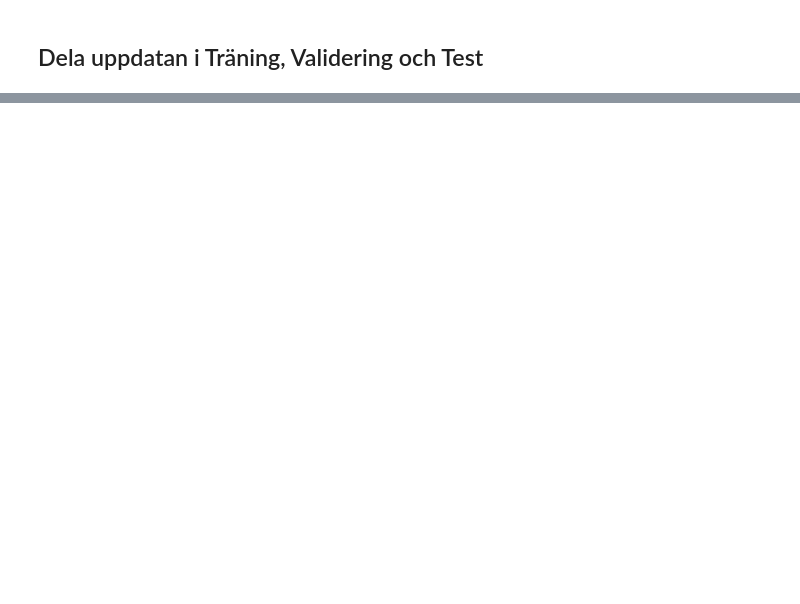
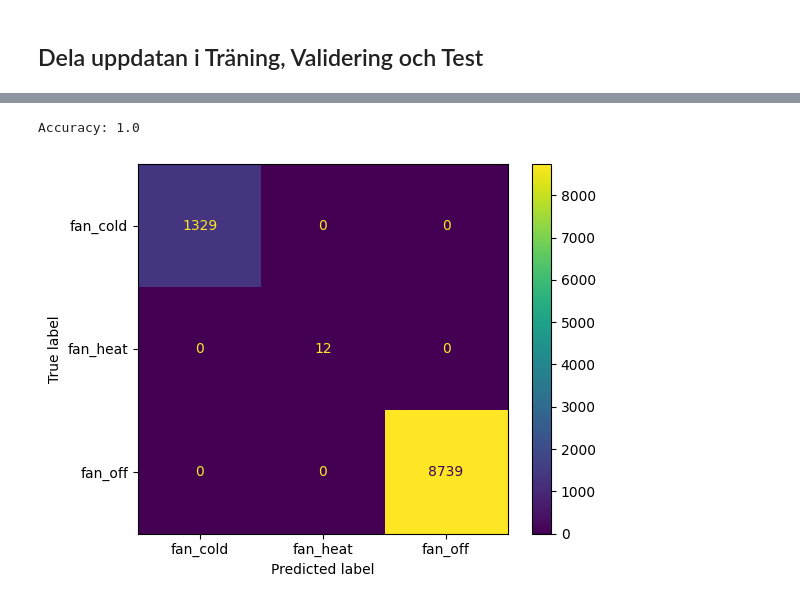
Before and after one commit to Puttaren/IoT-kunskapskontroll-2, a Jupyter notebook: ML-modell .ipynb, the cells around one changed output, grey strips where cells are left out. Saved outputs shown, nothing was run; the diff lists cells and outputs as text; code cells hidden in the pictures; blank space fills up the shorter version.

```diff
--- a/ML-modell .ipynb
+++ b/ML-modell .ipynb
@@ -38,0 +83,25 @@ print("Accuracy:", accuracy)
+# %%
+Df2 = pd.read_csv("test.csv")
+# %%
+X_test2 = Df2[["temperature", "humidity","booked"]]   # inputs
+y_test2 = Df2["temp_status"]
+# %%
+y_pred2 = model.predict(X_test2)
+# %%
+accuracy = accuracy_score(y_test2, y_pred2)
+print("Accuracy:", accuracy)
+# %% [output]
+Accuracy: 1.0
+# %%
+from sklearn.metrics import confusion_matrix, ConfusionMatrixDisplay
+import matplotlib.pyplot as plt
+
+
+labels = model.classes_
+cm = confusion_matrix(y_test2, y_pred2)
+
+disp = ConfusionMatrixDisplay(confusion_matrix=cm, display_labels=labels)
+disp.plot()
+plt.show()
+# %% [output]
+[figure, added]
```
Also changed, not shown: parts of 12 cells of this notebook, 2 other files.
